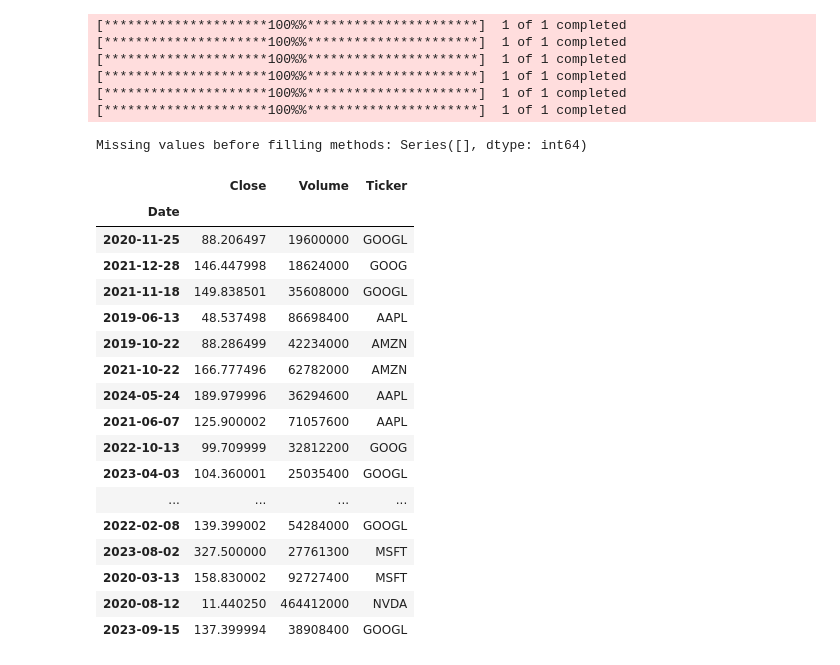
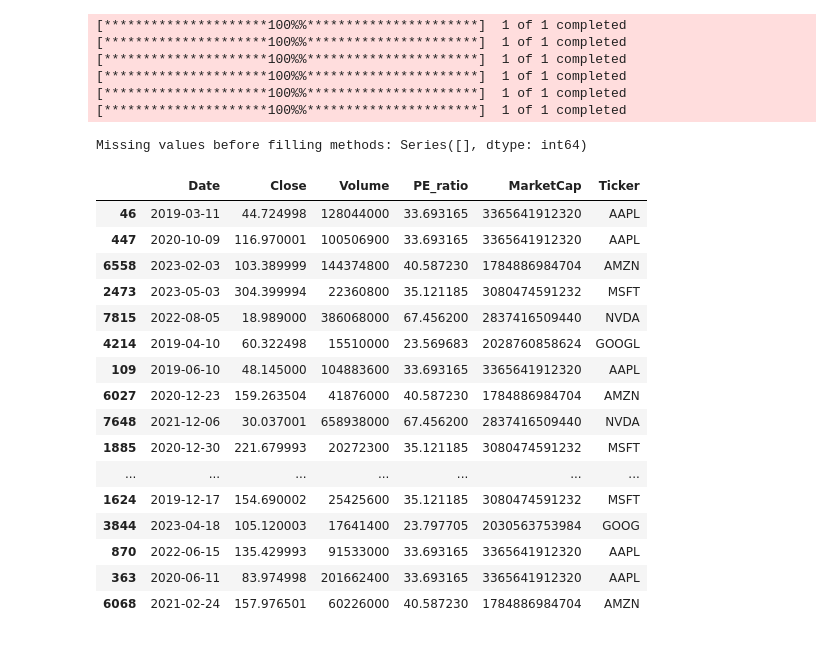
Before and after one commit to Taliwat/Portfolio-Proj-WK, a Jupyter notebook: DL-Strategies/notebooks/core_stock_analysis.ipynb, the cells around one changed output. Cells and saved outputs as stored; diff of their text form; code cells hidden in the pictures.

```diff
--- a/DL-Strategies/notebooks/core_stock_analysis.ipynb
+++ b/DL-Strategies/notebooks/core_stock_analysis.ipynb
@@ -26,7 +27,12 @@ def core_tickers_data(tickers, start, end):
     data = {}
     for ticker in tickers:
         try:
-            stock_data = yf.download(ticker, start = start, end = end)[['Close', 'Volume']]
+            stock_data = yf.download(ticker, start = start, end = end)[["Close", "Volume"]].copy()
+
+            ticker_info = yf.Ticker(ticker).info
+            stock_data.loc[:, 'PE_ratio'] = ticker_info.get('trailingPE', None)
+            stock_data.loc[:, 'MarketCap'] = ticker_info.get('marketCap', 0)
+
             data[ticker] = stock_data
         except Exception as e:
             print(f" Error downloading data for {ticker}: {e}")
@@ -35,58 +41,56 @@ def core_tickers_data(tickers, start, end):
 def prep_time_series_df(data):
     df_list = []
     for ticker, df in data.items():
-        df = df.copy()
         df['Ticker'] = ticker
         df_list.append(df)
     combined_df = pd.concat(df_list)
     combined_df.reset_index(inplace=True)
     return combined_df
 
 def check_missing_vals(df):
     missing_data = df.isnull().sum()
     missing_data = missing_data[missing_data > 0]
     return missing_data
 
 core_data = core_tickers_data(core_tickers, start_date, end_date)
 
 df = prep_time_series_df(core_data)
 
 df['Date'] = pd.to_datetime(df['Date'])
-df.set_index('Date', inplace=True)
+
 
 df_missing = check_missing_vals(df)
 print("Missing values before filling methods:", df_missing)
 
 # Let's save this dataframe to a csv file in case we need it later.
 df.to_csv(os.path.join(project_root, 'data', 'core_stock_data.csv'), index = True)
 
 # Great, no missing values in our data so far.  Let's take a look.
 df.sample(25)
 # %% [output]
 [*********************100%%**********************]  1 of 1 completed
 [*********************100%%**********************]  1 of 1 completed
 [*********************100%%**********************]  1 of 1 completed
 [*********************100%%**********************]  1 of 1 completed
 [*********************100%%**********************]  1 of 1 completed
 [*********************100%%**********************]  1 of 1 completed
 Missing values before filling methods: Series([], dtype: int64)
-|  | Close | Volume | Ticker |
-| Date |  |  |  |
-| 2020-11-25 | 88.206497 | 19600000 | GOOGL |
-| 2021-12-28 | 146.447998 | 18624000 | GOOG |
-| 2021-11-18 | 149.838501 | 35608000 | GOOGL |
-| 2019-06-13 | 48.537498 | 86698400 | AAPL |
-| 2019-10-22 | 88.286499 | 42234000 | AMZN |
-| 2021-10-22 | 166.777496 | 62782000 | AMZN |
-| 2024-05-24 | 189.979996 | 36294600 | AAPL |
-| 2021-06-07 | 125.900002 | 71057600 | AAPL |
-| 2022-10-13 | 99.709999 | 32812200 | GOOG |
-| 2023-04-03 | 104.360001 | 25035400 | GOOGL |
-| ... | ... | ... | ... |
-| 2022-02-08 | 139.399002 | 54284000 | GOOGL |
-| 2023-08-02 | 327.500000 | 27761300 | MSFT |
-| 2020-03-13 | 158.830002 | 92727400 | MSFT |
-| 2020-08-12 | 11.440250 | 464412000 | NVDA |
-| 2023-09-15 | 137.399994 | 38908400 | GOOGL |
+|  | Date | Close | Volume | PE_ratio | MarketCap | Ticker |
+| 46 | 2019-03-11 | 44.724998 | 128044000 | 33.693165 | 3365641912320 | AAPL |
+| 447 | 2020-10-09 | 116.970001 | 100506900 | 33.693165 | 3365641912320 | AAPL |
+| 6558 | 2023-02-03 | 103.389999 | 144374800 | 40.587230 | 1784886984704 | AMZN |
+| 2473 | 2023-05-03 | 304.399994 | 22360800 | 35.121185 | 3080474591232 | MSFT |
+| 7815 | 2022-08-05 | 18.989000 | 386068000 | 67.456200 | 2837416509440 | NVDA |
+| 4214 | 2019-04-10 | 60.322498 | 15510000 | 23.569683 | 2028760858624 | GOOGL |
+| 109 | 2019-06-10 | 48.145000 | 104883600 | 33.693165 | 3365641912320 | AAPL |
+| 6027 | 2020-12-23 | 159.263504 | 41876000 | 40.587230 | 1784886984704 | AMZN |
+| 7648 | 2021-12-06 | 30.037001 | 658938000 | 67.456200 | 2837416509440 | NVDA |
+| 1885 | 2020-12-30 | 221.679993 | 20272300 | 35.121185 | 3080474591232 | MSFT |
+| ... | ... | ... | ... | ... | ... | ... |
+| 1624 | 2019-12-17 | 154.690002 | 25425600 | 35.121185 | 3080474591232 | MSFT |
+| 3844 | 2023-04-18 | 105.120003 | 17641400 | 23.797705 | 2030563753984 | GOOG |
+| 870 | 2022-06-15 | 135.429993 | 91533000 | 33.693165 | 3365641912320 | AAPL |
+| 363 | 2020-06-11 | 83.974998 | 201662400 | 33.693165 | 3365641912320 | AAPL |
+| 6068 | 2021-02-24 | 157.976501 | 60226000 | 40.587230 | 1784886984704 | AMZN |
 # %%
 # So far so good.  Now let's start to set up and read in our exogenous data.
```
Also changed, not shown: parts of 11 cells of this notebook, 5 other files.
